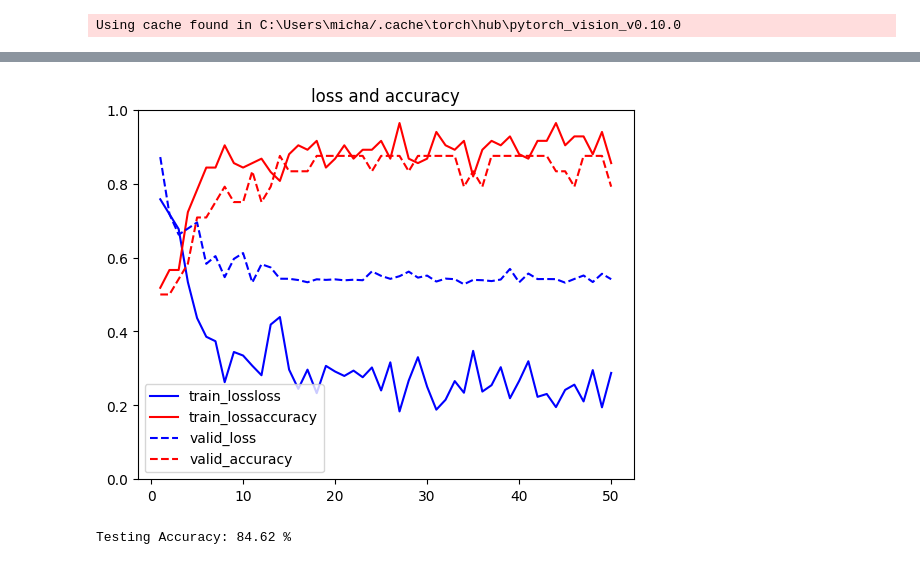
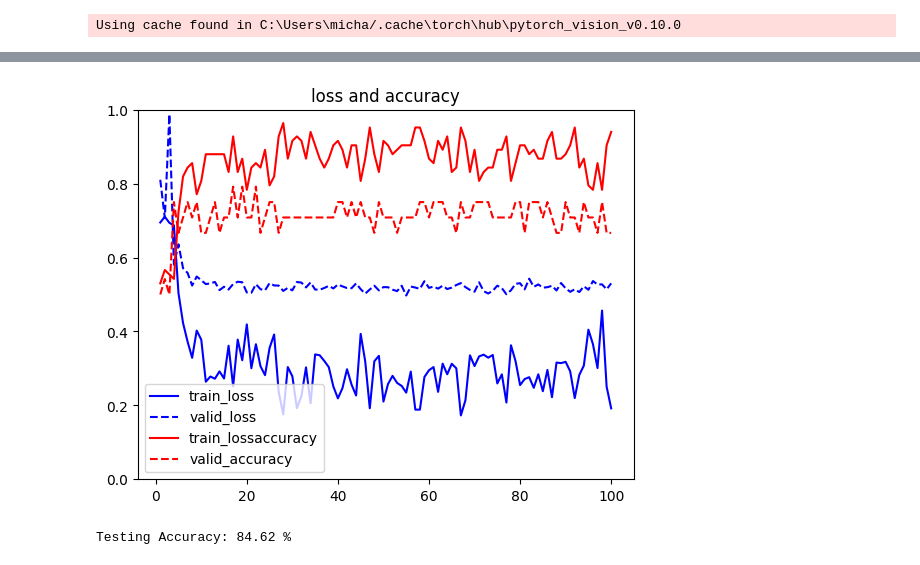
Before and after one commit to Mpasiowiec/Analiza-obrazu-i-diagnozowanie-cukrzycy-na-podstawie-zdjec-dna-oka, a Jupyter notebook: densenet/DenseNet.ipynb, the cells around one changed output, grey strips where cells are left out. Saved outputs shown, nothing was run; the diff lists cells and outputs as text; code cells hidden in the pictures.

```diff
--- a/densenet/DenseNet.ipynb
+++ b/densenet/DenseNet.ipynb
@@ -151,9 +151,9 @@ def train_model(model, criterion, optimizer, scheduler, num_epochs=25):
     print(f'Training complete in {time_elapsed // 60:.0f}m {time_elapsed % 60:.0f}s')
     print(f'Best val Acc: {best_acc:4f}')
     xepoch = np.arange(num_epochs, dtype=int)+1
-    plt.plot(xepoch, train_loss_list, 'b', label='train_lossloss')
+    plt.plot(xepoch, train_loss_list, 'b', label='train_loss')
+    plt.plot(xepoch, valid_loss_list, 'b--', label='valid_loss')
     plt.plot(xepoch, train_acc_list, 'r', label='train_lossaccuracy')
-    plt.plot(xepoch, valid_loss_list, 'b--', label='valid_loss')
     plt.plot(xepoch, valid_acc_list, 'r--', label='valid_accuracy')
     plt.ylim(0, 1)
     plt.legend()
@@ -183,6 +184,6 @@ def test_model(model):
             model.train(mode=was_training)
     print('Testing Accuracy: {:.2f} %'.format(100*test_acc/dataset_sizes['test']))
 # %%
-model_ft = train_model(model_ft, criterion, optimizer_ft, exp_lr_scheduler, num_epochs=50)
+model_ft = train_model(model_ft, criterion, optimizer_ft, exp_lr_scheduler, num_epochs=100)
 test_model(model_ft)
 # %% [output]
@@ -206,3 +207,3 @@ Best val Acc: 0.875000
-[figure, old version]
+[figure, new version]
 Testing Accuracy: 84.62 %
 # %%
```
Also changed, not shown: parts of 4 cells of this notebook, 3 other files.
